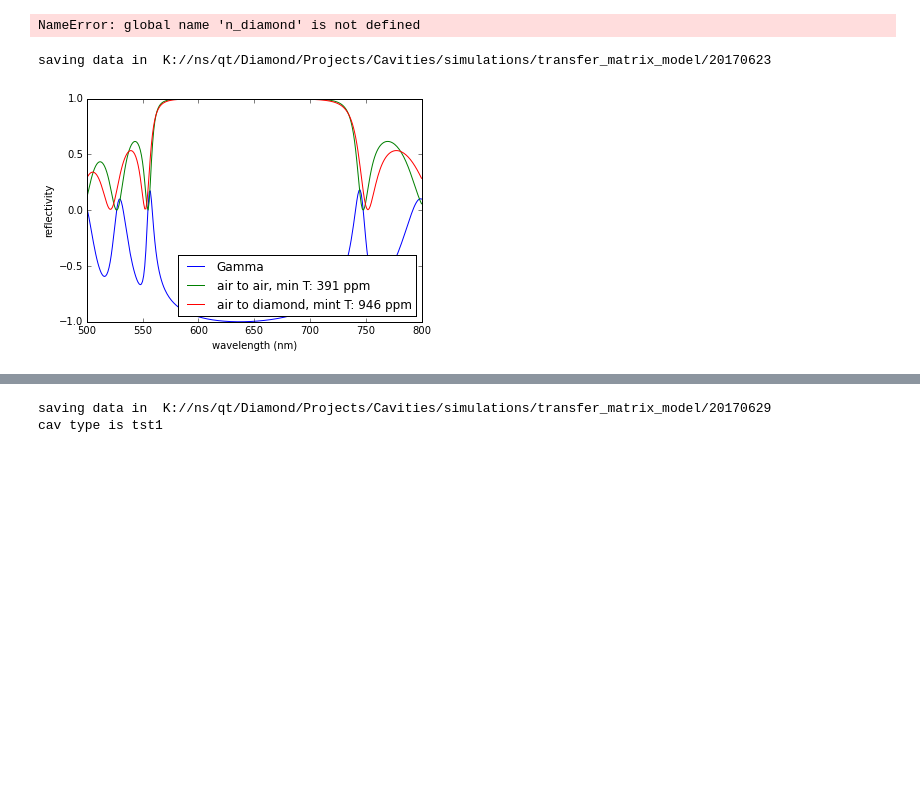
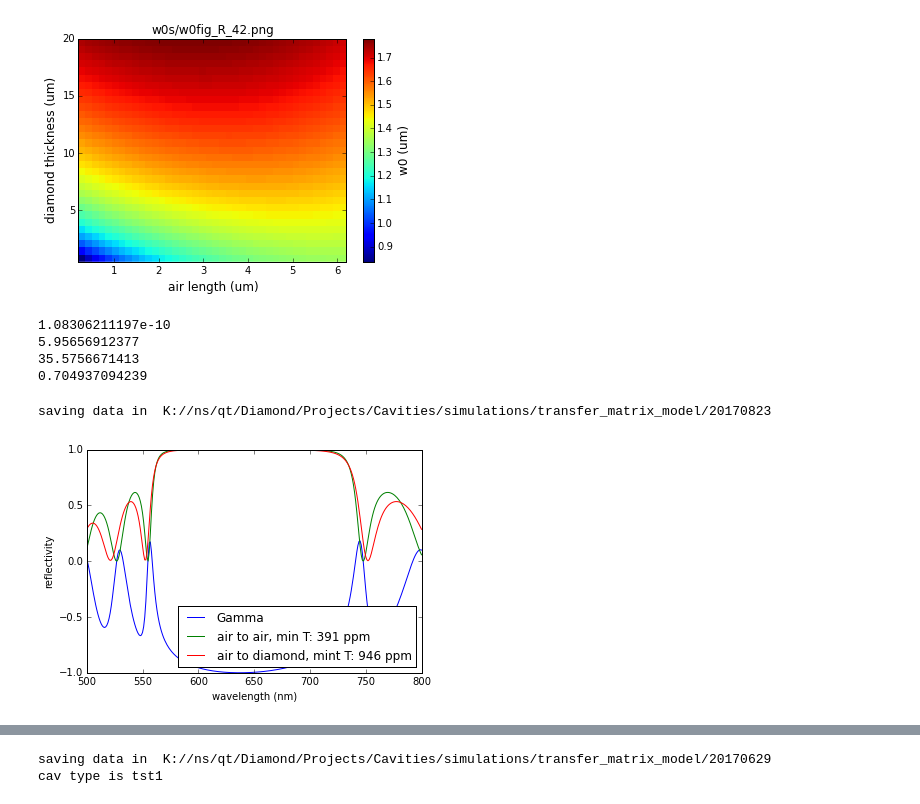
Before and after one commit to zaguros/analysis, a Jupyter notebook: notebooks/cavities/Simulations transfer matrix method.ipynb, the cells around one changed output, grey strips where cells are left out. Drawn from its saved outputs; the diff is of its cells as text; code cells hidden in the pictures; blank space fills up the shorter version.

```diff
--- a/notebooks/cavities/Simulations transfer matrix method.ipynb
+++ b/notebooks/cavities/Simulations transfer matrix method.ipynb
@@ -19,0 +24,19 @@ from analysis.scripts.cavity import simulations_matrixmethod as sim_mm
+# %%
+R_int = 42
+folder  = r'K:/ns/qt/Diamond/Projects/Cavities/simulations/gaussian_beam_optics/w0s'
+data = np.loadtxt(os.path.join(folder,'w0table_R_%s.dat'%str(R_int)))
+ds = data[0,1:]
+Las = data[1:,0]
+w0s = data[1:,1:]
+fig,ax = plt.subplots(figsize=(6,4))
+cax = ax.imshow(w0s,extent=[Las[0],Las[-1],ds[0],ds[-1]],interpolation='none',aspect='auto',origin='lower')
+c = plt.colorbar(cax)
+ax.set_title('')
+ax.set_xlabel('air length (um)',fontsize=12)
+ax.set_ylabel('diamond thickness (um)',fontsize=12)
+c.set_label('w0 (um)',fontsize=12)
+ax.set_title(str(os.path.split(folder)[-1])+'/w0fig_R_%s.png'%str(R_int))
+plt.savefig(os.path.join(folder,'w0fig_R_%s.png'%str(R_int)))
+plt.show()
+# %% [output]
+[figure, added]
@@ -20,4 +45,6 @@ from analysis.scripts.cavity import simulations_matrixmethod as sim_mm
 # %%
+n_air =1.
+n_diamond = 2.417
 def coupling_rate(Evac_max,lambda_ZPL = 637e-9,tau = 12.6e-9):
     NV_dipole = dipole_moment(lambda_ZPL=lambda_ZPL,tau=tau)
     coupling_rate = NV_dipole*Evac_max
@@ -35,6 +62,15 @@ def kappa(cavity_lw):
 def F_p(cavity_lw,Evac_max=36.2e3,tau=12.6e-9):
     return 4*coupling_rate(Evac_max)**2*tau/(kappa(cavity_lw))/(scipy.constants.hbar**2)
 
+def w0_to_FWHM(w0):
+    #w0 is the gaussian beam waist (beam radius)
+    #FWHM is the FWHM in INTENSITY
+    return math.sqrt(2*math.log(2))*w0
+
+def FWHM_to_w0(FWHM):
+    #w0 is the gaussian beam waist (beam radius)
+    #FWHM is the FWHM in INTENSITY
+    return FWHM/math.sqrt(2*math.log(2))
 
 NV_dipole=dipole_moment()
 
@@ -44,12 +80,16 @@ print NV_dipole/scipy.constants.e
 # print
 print coupling_rate(Evac_max=36.2e3)/scipy.constants.hbar*1.e-9
 print F_p(8e9)
+#print(w0_to_FWHM(1.04))
+print(FWHM_to_w0(0.83))
 # %% [output]
-NameError: global name 'n_diamond' is not defined
+1.08306211197e-10
+5.95656912377
+35.5756671413
+0.704937094239
 # %%
 reload(sim_mm)
-n_air =1.
-n_diamond = 2.417
+
 
 lambdas =np.linspace(500e-9,800e-9,301)
 
@@ -72,7 +112,7 @@ ax.set_ylabel('reflectivity')
 plt.show()
 plt.close()
 # %% [output]
-saving data in  K://ns/qt/Diamond/Projects/Cavities/simulations/transfer_matrix_model/20170623
+saving data in  K://ns/qt/Diamond/Projects/Cavities/simulations/transfer_matrix_model/20170823
 [figure]
 # %%
 reload(sim_mm)
```
Also changed, not shown: parts of 13 cells of this notebook, 6 other files.
